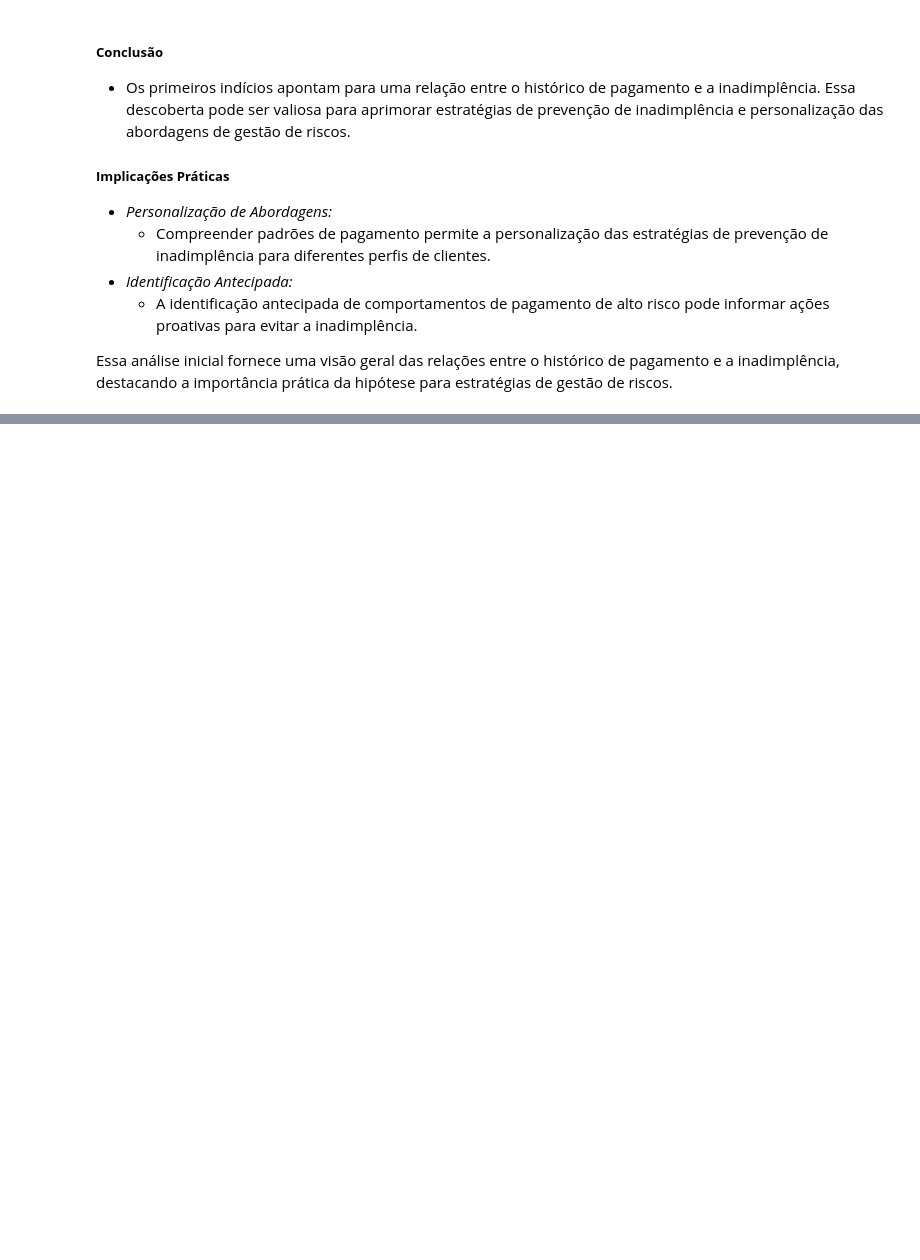
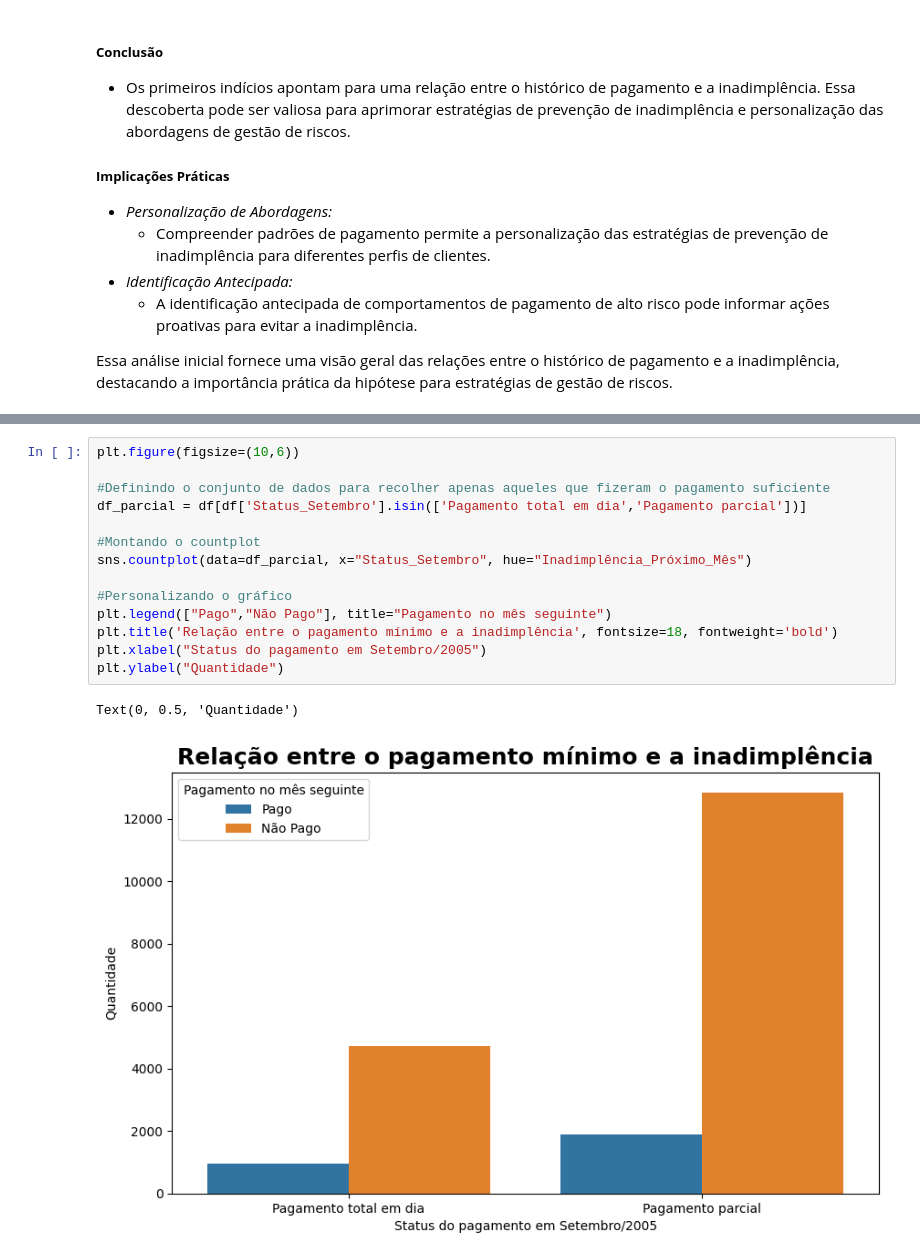
Before and after one commit to IgorPrGv/Avanti-Bootcamp-CienciaDeDados, a Jupyter notebook: notebooks/01-exploratory_data_analysis.ipynb, the cells around one changed output, grey strips where cells are left out. Cells and saved outputs as stored; diff of their text form; blank space fills up the shorter version.

```diff
--- a/notebooks/01-exploratory_data_analysis.ipynb
+++ b/notebooks/01-exploratory_data_analysis.ipynb
@@ -467,0 +473,17 @@ Essa análise inicial fornece uma visão geral das relações entre o histórico
+# %%
+plt.figure(figsize=(10,6))
+
+#Definindo o conjunto de dados para recolher apenas aqueles que fizeram o pagamento suficiente
+df_parcial = df[df['Status_Setembro'].isin(['Pagamento total em dia','Pagamento parcial'])]
+
+#Montando o countplot
+sns.countplot(data=df_parcial, x="Status_Setembro", hue="Inadimplência_Próximo_Mês")
+
+#Personalizando o gráfico
+plt.legend(["Pago","Não Pago"], title="Pagamento no mês seguinte")
+plt.title('Relação entre o pagamento mínimo e a inadimplência', fontsize=18, fontweight='bold')
+plt.xlabel("Status do pagamento em Setembro/2005")
+plt.ylabel("Quantidade")
+# %% [output]
+Text(0, 0.5, 'Quantidade')
+[figure, added]
```
Also changed, not shown: parts of 6 cells of this notebook.
